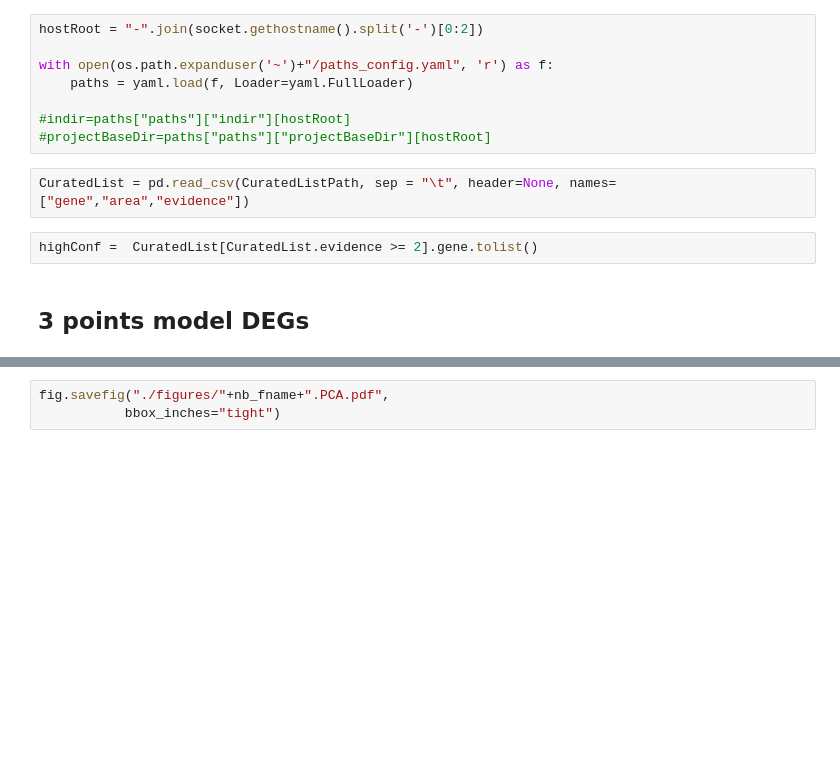
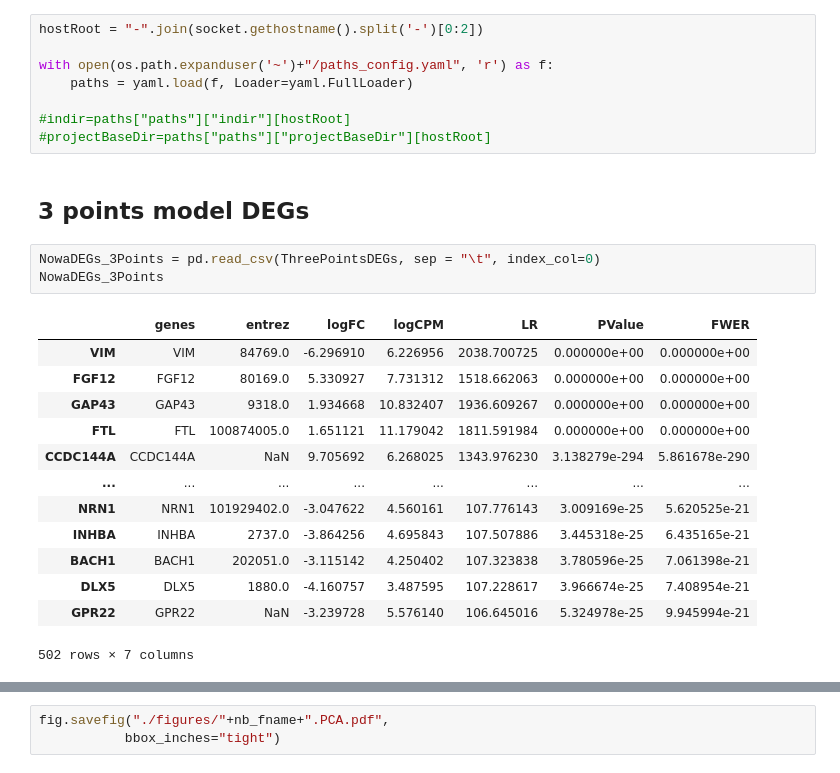
Before and after one commit to GiuseppeTestaLab/polCAs, a Jupyter notebook: polCAsNeurons05B_CONTROLS_BadhuriSpace.ipynb, the cells around one changed output, grey strips where cells are left out. Saved outputs shown, nothing was run; the diff lists cells and outputs as text; blank space fills up the shorter version.

```diff
--- a/polCAsNeurons05B_CONTROLS_BadhuriSpace.ipynb
+++ b/polCAsNeurons05B_CONTROLS_BadhuriSpace.ipynb
@@ -56,10 +76,23 @@ with open(os.path.expanduser('~')+"/paths_config.yaml", 'r') as f:
 
 #indir=paths["paths"]["indir"][hostRoot]
 #projectBaseDir=paths["paths"]["projectBaseDir"][hostRoot]
-# %%
-CuratedList = pd.read_csv(CuratedListPath, sep = "\t", header=None, names=["gene","area","evidence"])
-# %%
-highConf =  CuratedList[CuratedList.evidence >= 2].gene.tolist()
 # %% [markdown]
 ## 3 points model DEGs
+# %%
+NowaDEGs_3Points = pd.read_csv(ThreePointsDEGs, sep = "\t", index_col=0)
+NowaDEGs_3Points
+# %% [output]
+|  | genes | entrez | logFC | logCPM | LR | PValue | FWER |
+| VIM | VIM | 84769.0 | -6.296910 | 6.226956 | 2038.700725 | 0.000000e+00 | 0.000000e+00 |
+| FGF12 | FGF12 | 80169.0 | 5.330927 | 7.731312 | 1518.662063 | 0.000000e+00 | 0.000000e+00 |
+| GAP43 | GAP43 | 9318.0 | 1.934668 | 10.832407 | 1936.609267 | 0.000000e+00 | 0.000000e+00 |
+| FTL | FTL | 100874005.0 | 1.651121 | 11.179042 | 1811.591984 | 0.000000e+00 | 0.000000e+00 |
+| CCDC144A | CCDC144A | NaN | 9.705692 | 6.268025 | 1343.976230 | 3.138279e-294 | 5.861678e-290 |
+| ... | ... | ... | ... | ... | ... | ... | ... |
+| NRN1 | NRN1 | 101929402.0 | -3.047622 | 4.560161 | 107.776143 | 3.009169e-25 | 5.620525e-21 |
+| INHBA | INHBA | 2737.0 | -3.864256 | 4.695843 | 107.507886 | 3.445318e-25 | 6.435165e-21 |
+| BACH1 | BACH1 | 202051.0 | -3.115142 | 4.250402 | 107.323838 | 3.780596e-25 | 7.061398e-21 |
+| DLX5 | DLX5 | 1880.0 | -4.160757 | 3.487595 | 107.228617 | 3.966674e-25 | 7.408954e-21 |
+| GPR22 | GPR22 | NaN | -3.239728 | 5.576140 | 106.645016 | 5.324978e-25 | 9.945994e-21 |
+502 rows × 7 columns
 # %%
```
Also changed, not shown: parts of 13 cells of this notebook, 17 other files.
